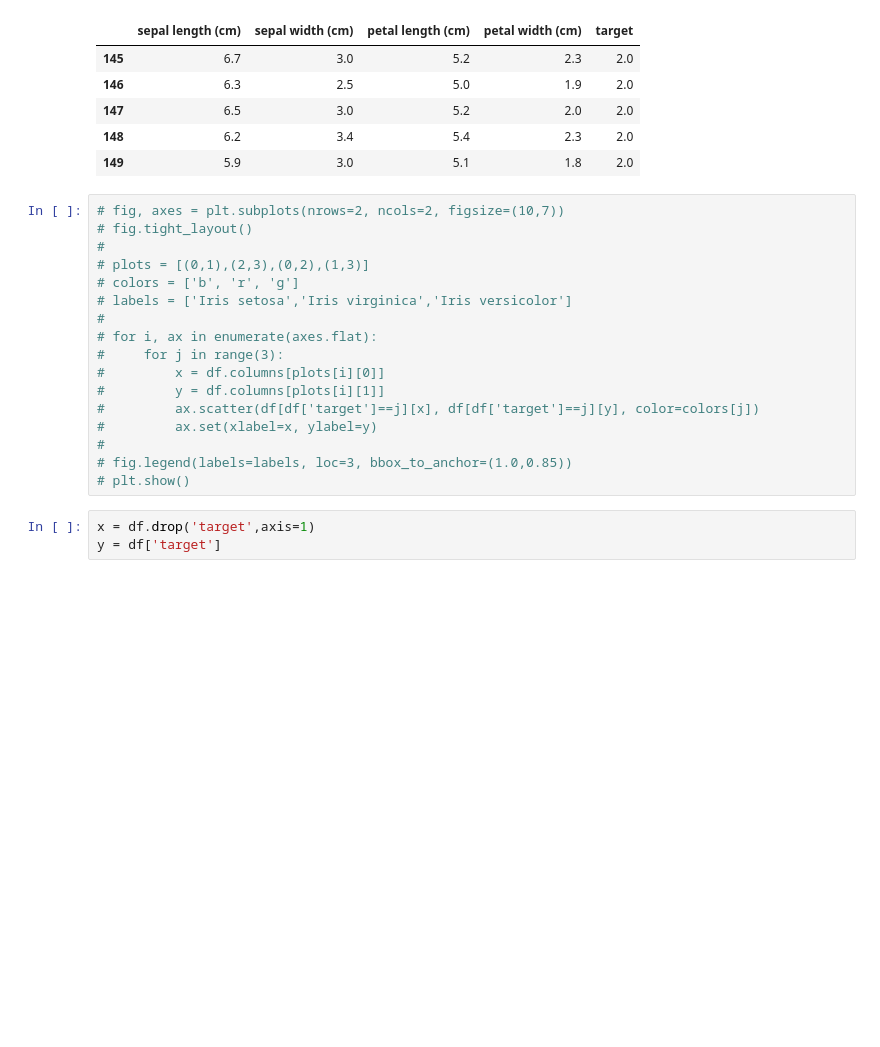
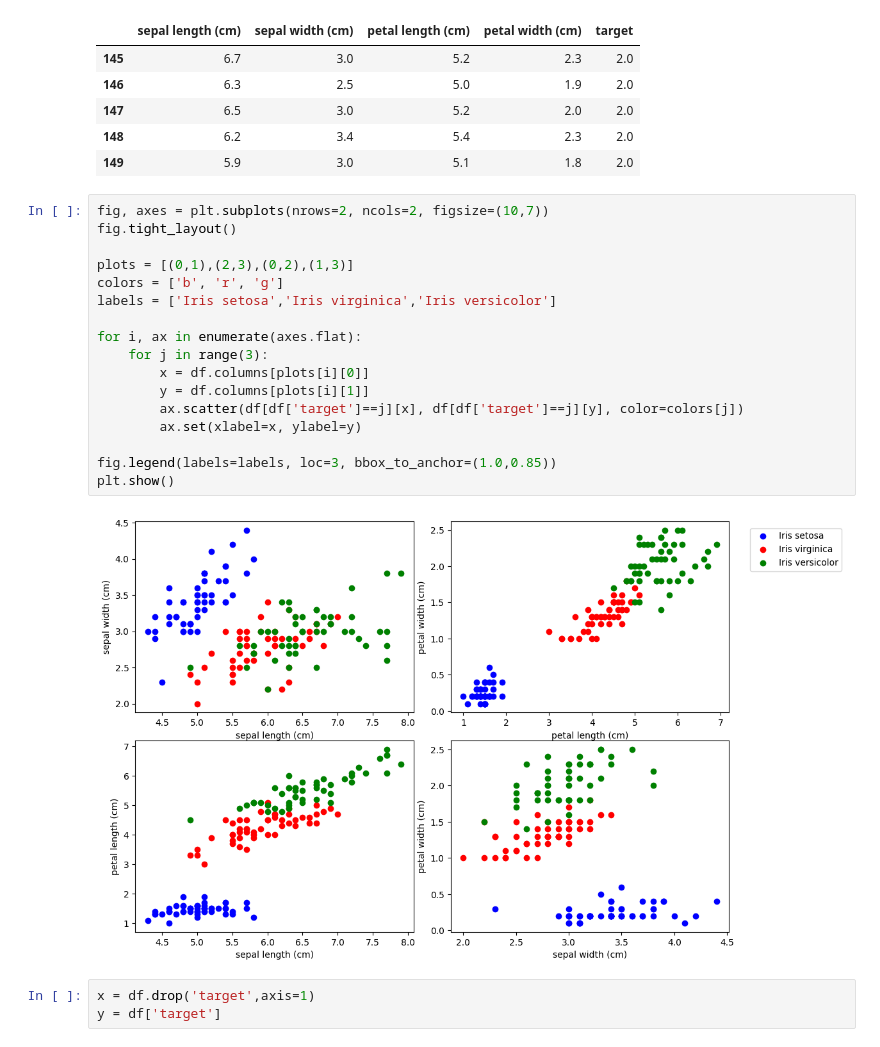
Before and after one commit to arun-lalithambaran/ai_learning, a Jupyter notebook: basic_neural_netork.ipynb, the cells around one changed output. Cells and saved outputs as stored; diff of their text form; blank space fills up the shorter version.

```diff
--- a/basic_neural_netork.ipynb
+++ b/basic_neural_netork.ipynb
@@ -42,22 +43,24 @@ df.tail()
 | 148 | 6.2 | 3.4 | 5.4 | 2.3 | 2.0 |
 | 149 | 5.9 | 3.0 | 5.1 | 1.8 | 2.0 |
 # %%
-# fig, axes = plt.subplots(nrows=2, ncols=2, figsize=(10,7))
-# fig.tight_layout()
-#
-# plots = [(0,1),(2,3),(0,2),(1,3)]
-# colors = ['b', 'r', 'g']
-# labels = ['Iris setosa','Iris virginica','Iris versicolor']
-#
-# for i, ax in enumerate(axes.flat):
-#     for j in range(3):
-#         x = df.columns[plots[i][0]]
-#         y = df.columns[plots[i][1]]
-#         ax.scatter(df[df['target']==j][x], df[df['target']==j][y], color=colors[j])
-#         ax.set(xlabel=x, ylabel=y)
-#
-# fig.legend(labels=labels, loc=3, bbox_to_anchor=(1.0,0.85))
-# plt.show()
+fig, axes = plt.subplots(nrows=2, ncols=2, figsize=(10,7))
+fig.tight_layout()
+
+plots = [(0,1),(2,3),(0,2),(1,3)]
+colors = ['b', 'r', 'g']
+labels = ['Iris setosa','Iris virginica','Iris versicolor']
+
+for i, ax in enumerate(axes.flat):
+    for j in range(3):
+        x = df.columns[plots[i][0]]
+        y = df.columns[plots[i][1]]
+        ax.scatter(df[df['target']==j][x], df[df['target']==j][y], color=colors[j])
+        ax.set(xlabel=x, ylabel=y)
+
+fig.legend(labels=labels, loc=3, bbox_to_anchor=(1.0,0.85))
+plt.show()
+# %% [output]
+[figure, added]
 # %%
 x = df.drop('target',axis=1)
 y = df['target']
```
Also changed, not shown: parts of 8 cells of this notebook.
